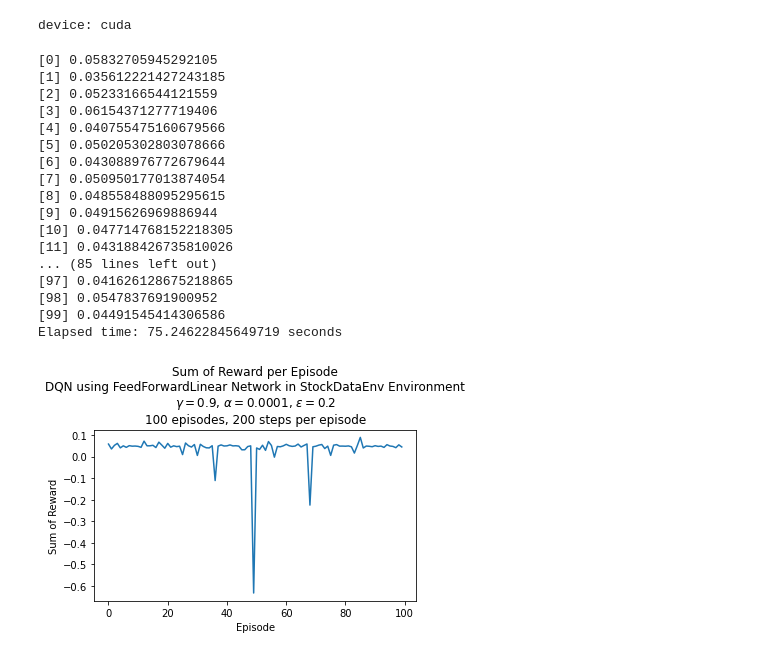
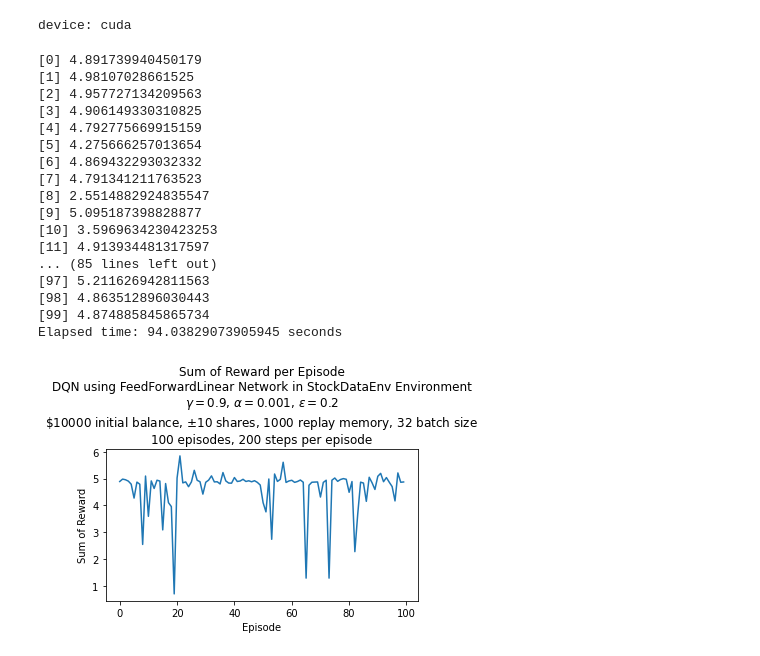
Before and after one commit to zanderman/smart-stock-rl, a Jupyter notebook: jupyter/experiments_dqn.ipynb, the cells around one changed output. Drawn from its saved outputs; the diff is of its cells as text; code cells hidden in the pictures.

```diff
--- a/jupyter/experiments_dqn.ipynb
+++ b/jupyter/experiments_dqn.ipynb
@@ -176,8 +176,8 @@ def train_DQN(
 # %%
 # Create stock environment using specific stock.
 df = dataset['aapl']
-start_balance = 100
-max_stock = 1 # 100
+start_balance = 10000
+max_stock = 10 # 1 # 100
 start_day = None
 env_name = 'StockDataEnv'
 env = ss.envs.StockDataEnv(
@@ -196,7 +196,7 @@ if RANDOM_SEED is not None:
 # %%
 # Set tweakable parameters.
 gamma = 0.9 # Discount factor (should be in (0,1)).
-alpha = 0.0001 # Step size.
+alpha = 0.001 # Step size.
 epsilon = 0.2 # Epsilon-greedy action selection (should be in (0,1)).
 batch_size = 32
 memory_capacity = 1000
@@ -243,44 +243,44 @@ device: cuda
 # %%
 max_episodes = 100 # 1000 # Upper-limit on number of possible episodes.
 max_steps = 200
 render = False
 render_mode = 'csv'
 
 # Train the agent
 with timecontextprint():
     rewards, found_soln = train_DQN(
         agent,
         max_episodes,
         max_steps,
         target_update_freq,
         render,
         render_mode,
     )
 
 # Plot the rewards.
 plt.figure()
 plt.plot(rewards)
-plt.title(f"Sum of Reward per Episode\nDQN using FeedForwardLinear Network in {env_name} Environment\n$\gamma={gamma}$, $\\alpha={alpha}$, $\epsilon={epsilon}$\n{max_episodes} episodes, {max_steps} steps per episode")
+plt.title(f"Sum of Reward per Episode\nDQN using FeedForwardLinear Network in {env_name} Environment\n$\gamma={gamma}$, $\\alpha={alpha}$, $\epsilon={epsilon}$\n\${start_balance} initial balance, $\pm${max_stock} shares, {memory_capacity} replay memory, {batch_size} batch size\n{max_episodes} episodes, {max_steps} steps per episode")
 plt.xlabel('Episode')
 plt.ylabel('Sum of Reward')
 plt.tight_layout()
 plt.show()
 # %% [output]
-[0] 0.05832705945292105
-[1] 0.035612221427243185
-[2] 0.05233166544121559
-[3] 0.06154371277719406
-[4] 0.040755475160679566
-[5] 0.050205302803078666
-[6] 0.043088976772679644
-[7] 0.050950177013874054
-[8] 0.048558488095295615
-[9] 0.04915626969886944
-[10] 0.047714768152218305
-[11] 0.043188426735810026
+[0] 4.891739940450179
+[1] 4.98107028661525
+[2] 4.957727134209563
+[3] 4.906149330310825
+[4] 4.792775669915159
+[5] 4.275666257013654
+[6] 4.869432293032332
+[7] 4.791341211763523
+[8] 2.5514882924835547
+[9] 5.095187398828877
+[10] 3.5969634230423253
+[11] 4.913934481317597
 ... (85 lines left out)
-[97] 0.041626128675218865
-[98] 0.0547837691900952
-[99] 0.04491545414306586
-Elapsed time: 75.24622845649719 seconds
+[97] 5.211626942811563
+[98] 4.863512896030443
+[99] 4.874885845865734
+Elapsed time: 94.03829073905945 seconds
-[figure, old version]
+[figure, new version]
```
Also changed, not shown: parts of 1 cell of this notebook.
